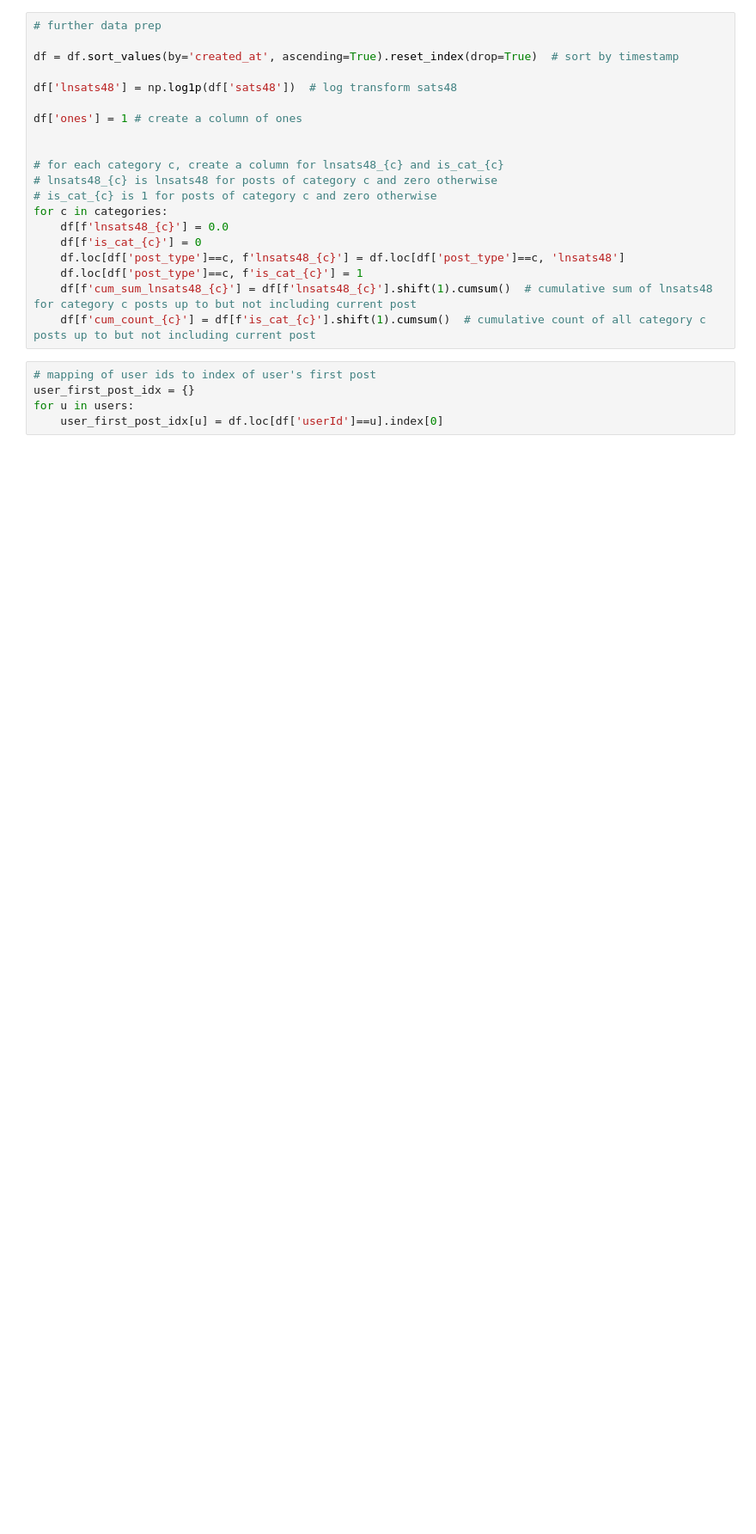
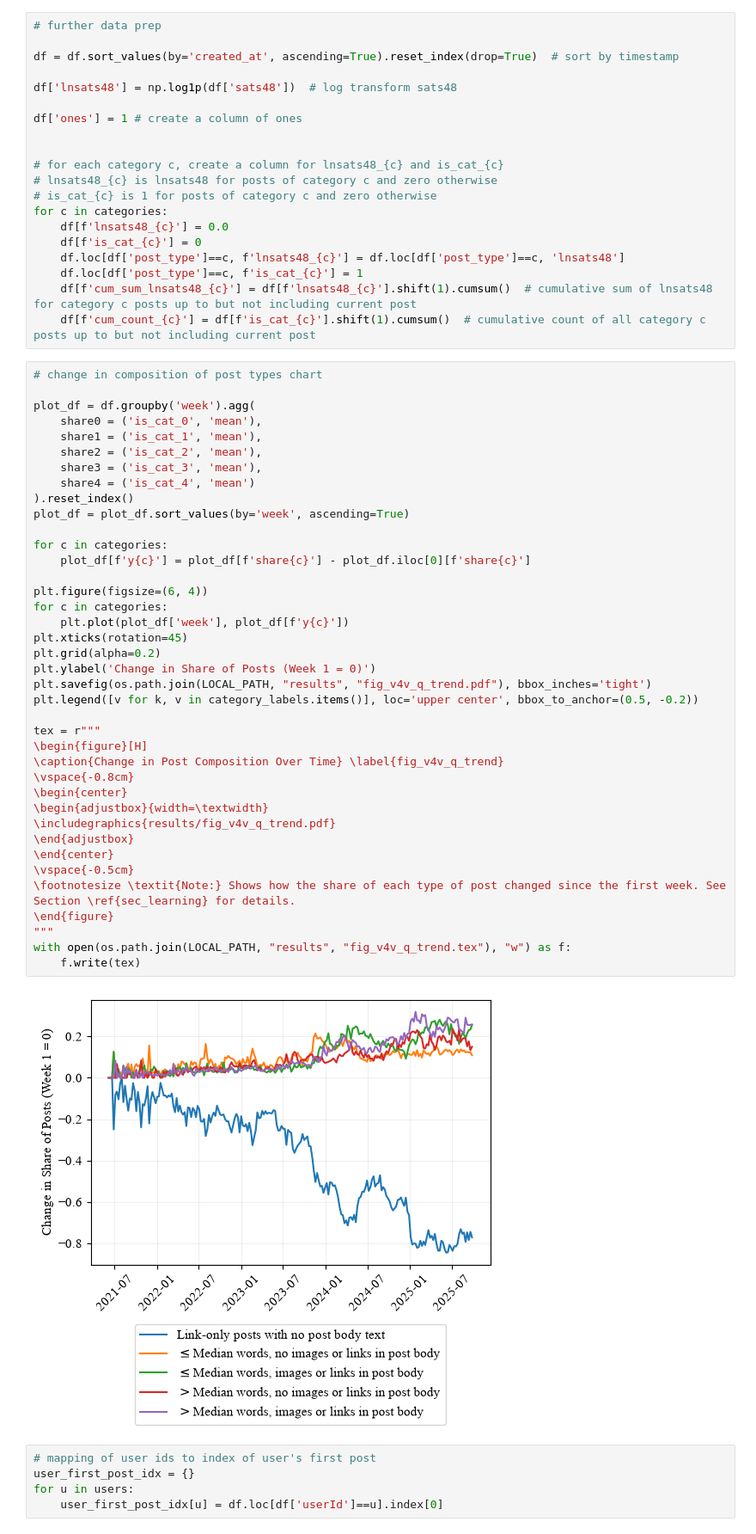
Before and after one commit to ed-kung/sn-research, a Jupyter notebook: src/notebooks/04_learning.ipynb, the cells around one changed output. Shown at 86% size. Drawn from its saved outputs; the diff is of its cells as text; blank space fills up the shorter version.

Commit message:
update post quality graph

```diff
--- a/src/notebooks/04_learning.ipynb
+++ b/src/notebooks/04_learning.ipynb
@@ -158,6 +158,47 @@ for c in categories:
     df.loc[df['post_type']==c, f'is_cat_{c}'] = 1
     df[f'cum_sum_lnsats48_{c}'] = df[f'lnsats48_{c}'].shift(1).cumsum()  # cumulative sum of lnsats48 for category c posts up to but not including current post
     df[f'cum_count_{c}'] = df[f'is_cat_{c}'].shift(1).cumsum()  # cumulative count of all category c posts up to but not including current post
+# %%
+# change in composition of post types chart
+
+plot_df = df.groupby('week').agg(
+    share0 = ('is_cat_0', 'mean'),
+    share1 = ('is_cat_1', 'mean'),
+    share2 = ('is_cat_2', 'mean'),
+    share3 = ('is_cat_3', 'mean'),
+    share4 = ('is_cat_4', 'mean')
+).reset_index()
+plot_df = plot_df.sort_values(by='week', ascending=True)
+
+for c in categories:
+    plot_df[f'y{c}'] = plot_df[f'share{c}'] - plot_df.iloc[0][f'share{c}']
+
+plt.figure(figsize=(6, 4))
+for c in categories:
+    plt.plot(plot_df['week'], plot_df[f'y{c}'])
+plt.xticks(rotation=45)
+plt.grid(alpha=0.2)
+plt.ylabel('Change in Share of Posts (Week 1 = 0)')
+plt.savefig(os.path.join(LOCAL_PATH, "results", "fig_v4v_q_trend.pdf"), bbox_inches='tight')
+plt.legend([v for k, v in category_labels.items()], loc='upper center', bbox_to_anchor=(0.5, -0.2))
+
+tex = r"""
+\begin{figure}[H]
+\caption{Change in Post Composition Over Time} \label{fig_v4v_q_trend}
+\vspace{-0.8cm}
+\begin{center}
+\begin{adjustbox}{width=\textwidth}
+\includegraphics{results/fig_v4v_q_trend.pdf}
+\end{adjustbox}
+\end{center}
+\vspace{-0.5cm}
+\footnotesize \textit{Note:} Shows how the share of each type of post changed since the first week. See Section \ref{sec_learning} for details.
+\end{figure}
+"""
+with open(os.path.join(LOCAL_PATH, "results", "fig_v4v_q_trend.tex"), "w") as f:
+    f.write(tex)
+# %% [output]
+[figure, added]
 # %%
 # mapping of user ids to index of user's first post
 user_first_post_idx = {}
```
Also changed, not shown: 2 other files.
